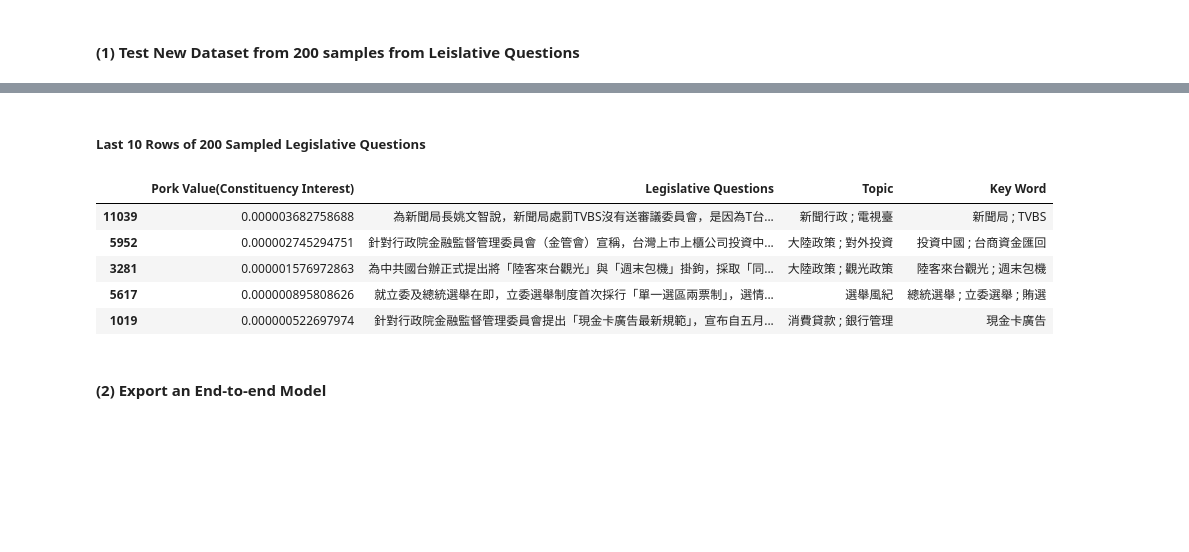
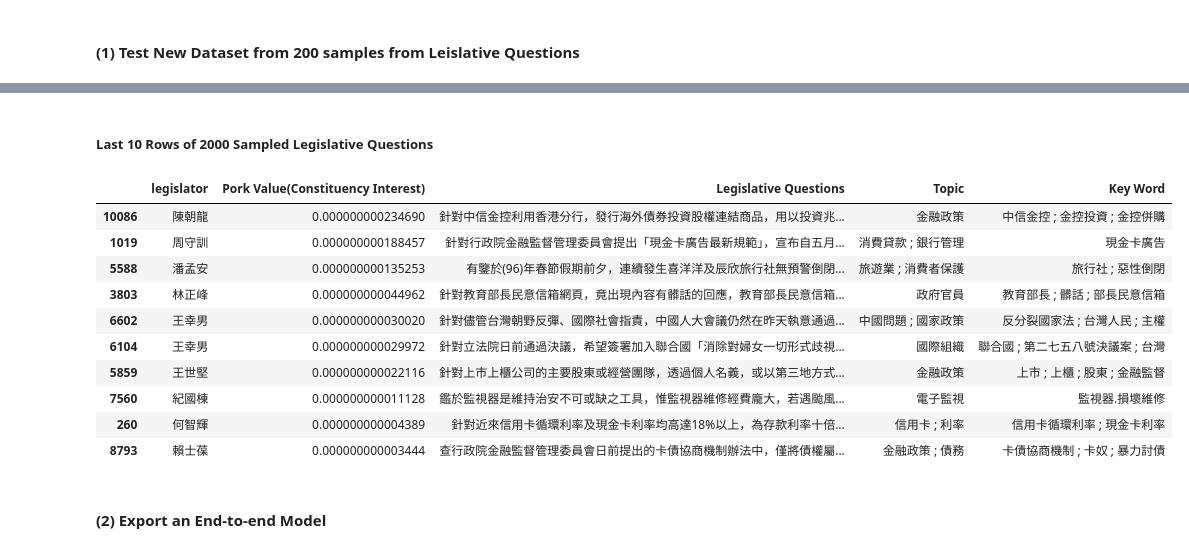
Before and after one commit to davidycliao/PorkCNN, a Jupyter notebook: demo-cnn-pork-barrel-classification-task.ipynb, the cells around one changed output, grey strips where cells are left out. Cells and saved outputs as stored; diff of their text form; code cells hidden in the pictures; blank space fills up the shorter version.

```diff
--- a/demo-cnn-pork-barrel-classification-task.ipynb
+++ b/demo-cnn-pork-barrel-classification-task.ipynb
@@ -177,7 +177,7 @@ class DCNN(tf.keras.Model):
     def __init__(self,
                  vocab_size,
                  emb_dim=128,
-                 nb_filters=50,
+                 nb_filters=100,
                  FFN_units=512,
                  nb_classes=2,
                  dropout_rate=0.1,
@@ -204,12 +204,7 @@ class DCNN(tf.keras.Model):
                                              # pooling step
         self.dense_1 = layers.Dense(units=FFN_units, activation="relu")
         self.dropout = layers.Dropout(rate=dropout_rate)
-        if nb_classes == 2:
-            self.last_dense = layers.Dense(units=1,
-                                           activation="sigmoid")
-        else:
-            self.last_dense = layers.Dense(units=nb_classes,
-                                           activation="softmax")
+        self.last_dense = layers.Dense(units=1, activation="sigmoid")
 
     def call(self, inputs, training):
         x = self.embedding(inputs)
@@ -390 +373,15 @@ sub_set = [seg_char(text) for text in [clearPucts(text) for text in sample_df.ti
+# %%
+import pandas as pd
+import random
+
+# test the trined model using new text from 200 samples from Leislative Questions
+LQ6 = pd.read_csv('data/LQ_6th.csv')
+
+# drop '0': legislor  never have proposed any legisaltive questions.
+LQ6 = LQ6[LQ6['title'].isin(['0'])== False]
+
+# select text with number of charecters within EMB_DIM; len(sub_set) = 11162
+# sample_df = LQ6.loc[[len(char_num) for char_num in LQ6.title if len(char_num) < MAX_LEN], ['legislator','title', 'topic', 'category', 'keywords', 'ques_type']].reset_index(drop=True)
+sample_df = LQ6.iloc[random.sample(range(len(LQ6)), 2000)][['legislator', 'title', 'topic', 'category', 'keywords', 'ques_type']]
+sub_set = [seg_char(text) for text in [clearPucts(text) for text in sample_df.title]]
 # %% [markdown]
@@ -410,18 +408,24 @@ pd.DataFrame(
 # %% [markdown]
-##### Last 10 Rows of 200 Sampled Legislative Questions
+##### Last 10 Rows of 2000 Sampled Legislative Questions
 # %%
 pd.DataFrame(
-    {'Pork Value(Constituency Interest)':[as_num(Dcnn(np.array([tokenizer.encode(line)]), training=True).numpy()[0][0]) for line in sub_set],
+    {'legislator': sample_df.legislator,
+     'Pork Value(Constituency Interest)':[as_num(Dcnn(np.array([tokenizer.encode(line)]), training=True).numpy()[0][0]) for line in sub_set],
      'Legislative Questions ': sample_df.title,
      'Topic': sample_df.topic,
-     'Key Word':sample_df.keywords}).sort_values(by=['Pork Value(Constituency Interest)'], ascending = False).tail(5)
+     'Key Word':sample_df.keywords}).sort_values(by=['Pork Value(Constituency Interest)'], ascending = False).tail(10)
 # %% [output]
-|  | Pork Value(Constituency Interest) | Legislative Questions | Topic | Key Word |
-| 11039 | 0.000003682758688 | 為新聞局長姚文智說，新聞局處罰TVBS沒有送審議委員會，是因為T台... | 新聞行政 ; 電視臺 | 新聞局 ; TVBS |
-| 5952 | 0.000002745294751 | 針對行政院金融監督管理委員會（金管會）宣稱，台灣上市上櫃公司投資中... | 大陸政策 ; 對外投資 | 投資中國 ; 台商資金匯回 |
-| 3281 | 0.000001576972863 | 為中共國台辦正式提出將「陸客來台觀光」與「週末包機」掛鉤，採取「同... | 大陸政策 ; 觀光政策 | 陸客來台觀光 ; 週末包機 |
-| 5617 | 0.000000895808626 | 就立委及總統選舉在即，立委選舉制度首次採行「單一選區兩票制」，選情... | 選舉風紀 | 總統選舉 ; 立委選舉 ; 賄選 |
-| 1019 | 0.000000522697974 | 針對行政院金融監督管理委員會提出「現金卡廣告最新規範」，宣布自五月... | 消費貸款 ; 銀行管理 | 現金卡廣告 |
+|  | legislator | Pork Value(Constituency Interest) | Legislative Questions | Topic | Key Word |
+| 10086 | 陳朝龍 | 0.000000000234690 | 針對中信金控利用香港分行，發行海外債券投資股權連結商品，用以投資兆... | 金融政策 | 中信金控 ; 金控投資 ; 金控併購 |
+| 1019 | 周守訓 | 0.000000000188457 | 針對行政院金融監督管理委員會提出「現金卡廣告最新規範」，宣布自五月... | 消費貸款 ; 銀行管理 | 現金卡廣告 |
+| 5588 | 潘孟安 | 0.000000000135253 | 有鑒於(96)年春節假期前夕，連續發生喜洋洋及辰欣旅行社無預警倒閉... | 旅遊業 ; 消費者保護 | 旅行社 ; 惡性倒閉 |
+| 3803 | 林正峰 | 0.000000000044962 | 針對教育部長民意信箱網頁，竟出現內容有髒話的回應，教育部長民意信箱... | 政府官員 | 教育部長 ; 髒話 ; 部長民意信箱 |
+| 6602 | 王幸男 | 0.000000000030020 | 針對儘管台灣朝野反彈、國際社會指責，中國人大會議仍然在昨天執意通過... | 中國問題 ; 國家政策 | 反分裂國家法 ; 台灣人民 ; 主權 |
+| 6104 | 王幸男 | 0.000000000029972 | 針對立法院日前通過決議，希望簽署加入聯合國「消除對婦女一切形式歧視... | 國際組織 | 聯合國 ; 第二七五八號決議案 ; 台灣 |
+| 5859 | 王世堅 | 0.000000000022116 | 針對上市上櫃公司的主要股東或經營團隊，透過個人名義，或以第三地方式... | 金融政策 | 上市 ; 上櫃 ; 股東 ; 金融監督 |
+| 7560 | 紀國棟 | 0.000000000011128 | 鑑於監視器是維持治安不可或缺之工具，惟監視器維修經費龐大，若遇颱風... | 電子監視 | 監視器.損壞維修 |
+| 260 | 何智輝 | 0.000000000004389 | 針對近來信用卡循環利率及現金卡利率均高達18%以上，為存款利率十倍... | 信用卡 ; 利率 | 信用卡循環利率 ; 現金卡利率 |
+| 8793 | 賴士葆 | 0.000000000003444 | 查行政院金融監督管理委員會日前提出的卡債協商機制辦法中，僅將債權屬... | 金融政策 ; 債務 | 卡債協商機制 ; 卡奴 ; 暴力討債 |
 # %% [markdown]
 #### (2) Export an End-to-end Model
 # %%
```
Also changed, not shown: parts of 14 cells of this notebook, 24 other files.
